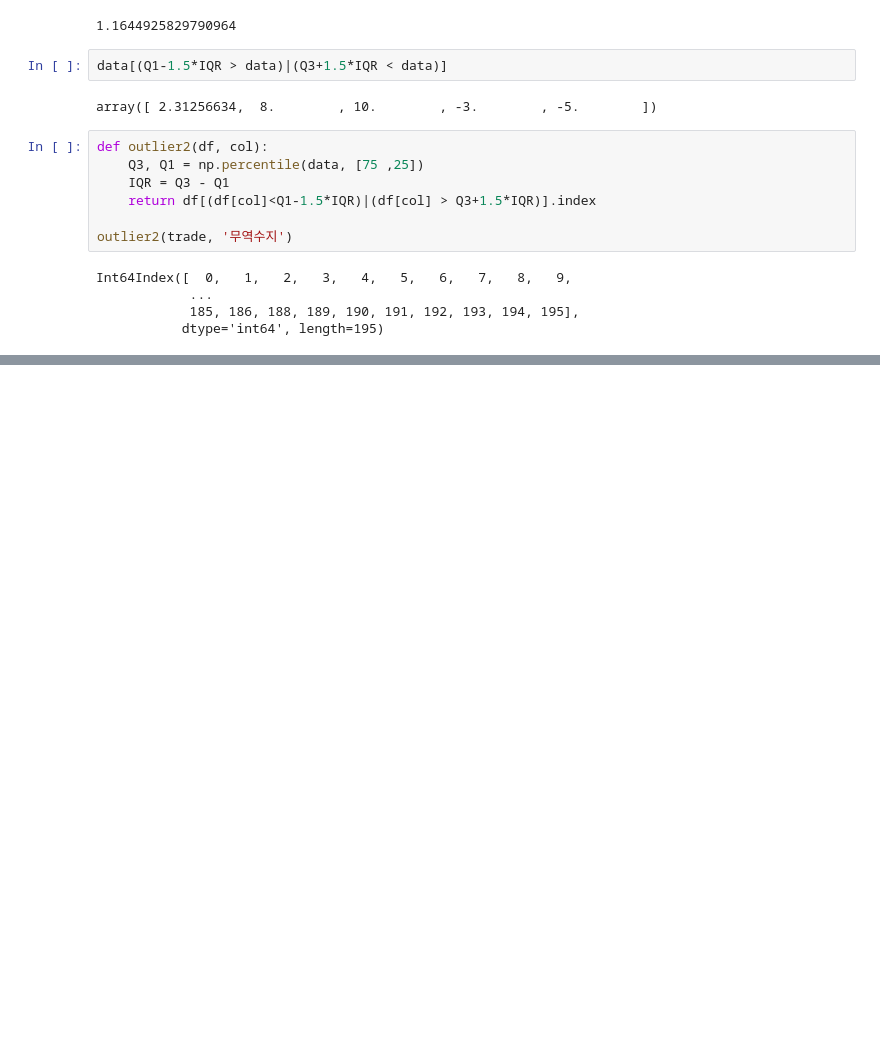
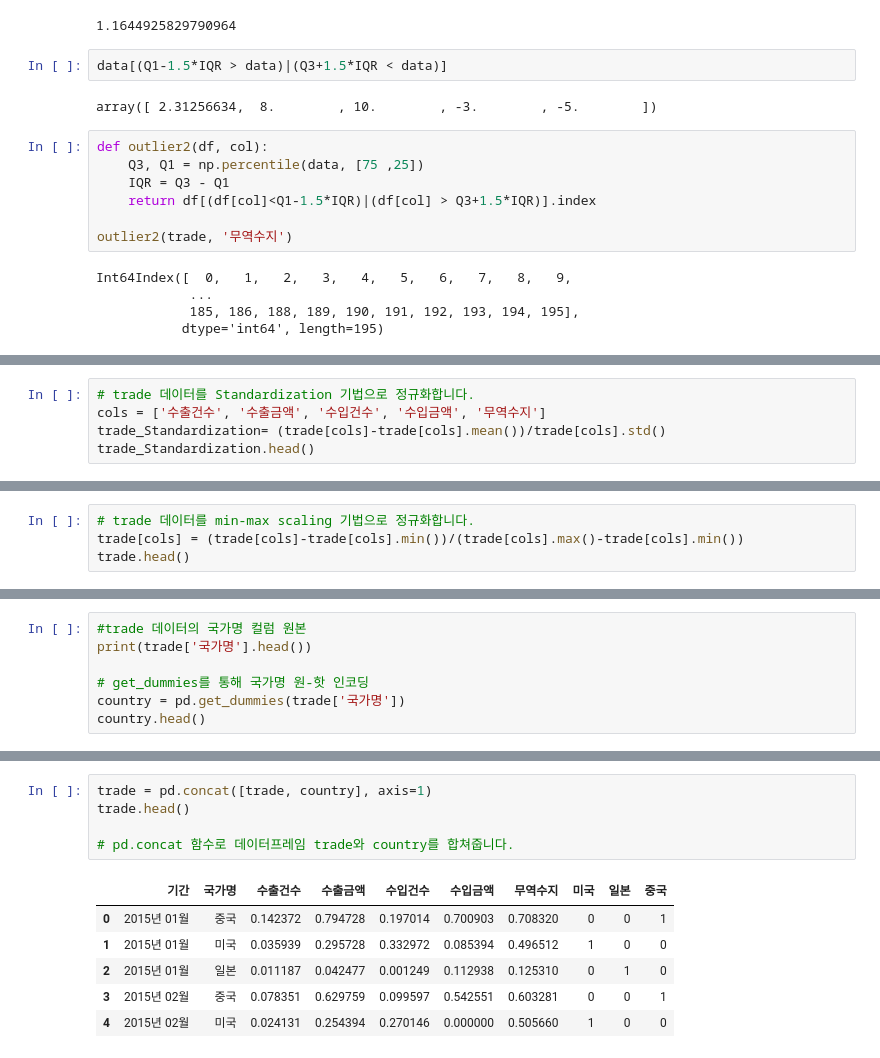
Before and after one commit to mingikim1998/offline, a Jupyter notebook: 1024_z_score.ipynb, the cells around one changed output, grey strips where cells are left out. Saved outputs shown, nothing was run; the diff lists cells and outputs as text; blank space fills up the shorter version.

```diff
--- a/1024_z_score.ipynb
+++ b/1024_z_score.ipynb
@@ -310,0 +409,5 @@ Int64Index([  0,   1,   2,   3,   4,   5,   6,   7,   8,   9,
+# %%
+# trade 데이터를 Standardization 기법으로 정규화합니다.
+cols = ['수출건수', '수출금액', '수입건수', '수입금액', '무역수지']
+trade_Standardization= (trade[cols]-trade[cols].mean())/trade[cols].std()
+trade_Standardization.head()
@@ -310,0 +433,4 @@ Int64Index([  0,   1,   2,   3,   4,   5,   6,   7,   8,   9,
+# %%
+# trade 데이터를 min-max scaling 기법으로 정규화합니다.
+trade[cols] = (trade[cols]-trade[cols].min())/(trade[cols].max()-trade[cols].min())
+trade.head()
@@ -310,0 +496,7 @@ Int64Index([  0,   1,   2,   3,   4,   5,   6,   7,   8,   9,
+# %%
+#trade 데이터의 국가명 컬럼 원본
+print(trade['국가명'].head())
+
+# get_dummies를 통해 국가명 원-핫 인코딩
+country = pd.get_dummies(trade['국가명'])
+country.head()
@@ -310,0 +516,12 @@ Int64Index([  0,   1,   2,   3,   4,   5,   6,   7,   8,   9,
+# %%
+trade = pd.concat([trade, country], axis=1)
+trade.head()
+
+# pd.concat 함수로 데이터프레임 trade와 country를 합쳐줍니다.
+# %% [output]
+|  | 기간 | 국가명 | 수출건수 | 수출금액 | 수입건수 | 수입금액 | 무역수지 | 미국 | 일본 | 중국 |
+| 0 | 2015년 01월 | 중국 | 0.142372 | 0.794728 | 0.197014 | 0.700903 | 0.708320 | 0 | 0 | 1 |
+| 1 | 2015년 01월 | 미국 | 0.035939 | 0.295728 | 0.332972 | 0.085394 | 0.496512 | 1 | 0 | 0 |
+| 2 | 2015년 01월 | 일본 | 0.011187 | 0.042477 | 0.001249 | 0.112938 | 0.125310 | 0 | 1 | 0 |
+| 3 | 2015년 02월 | 중국 | 0.078351 | 0.629759 | 0.099597 | 0.542551 | 0.603281 | 0 | 0 | 1 |
+| 4 | 2015년 02월 | 미국 | 0.024131 | 0.254394 | 0.270146 | 0.000000 | 0.505660 | 1 | 0 | 0 |
```
Also changed, not shown: parts of 30 cells of this notebook.
